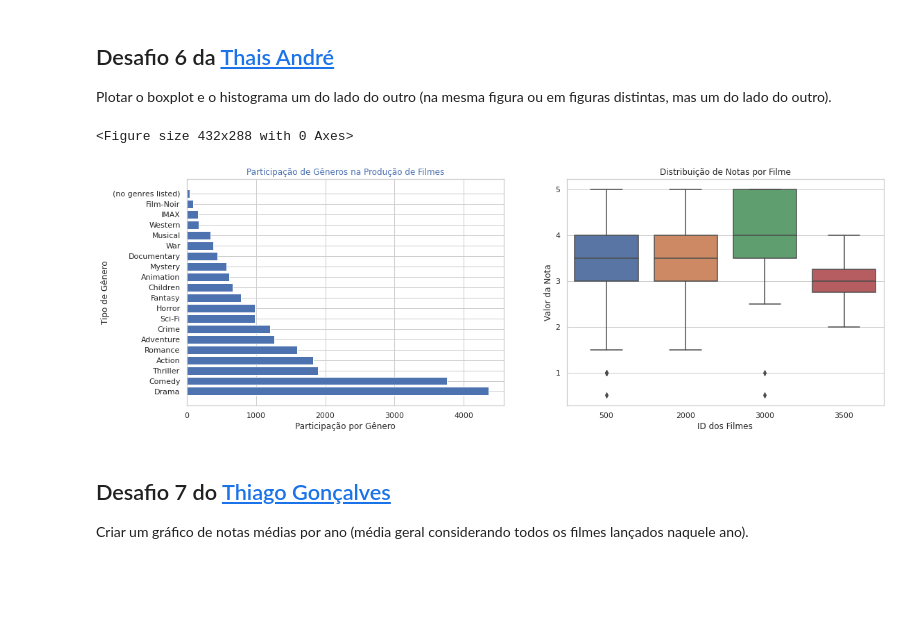
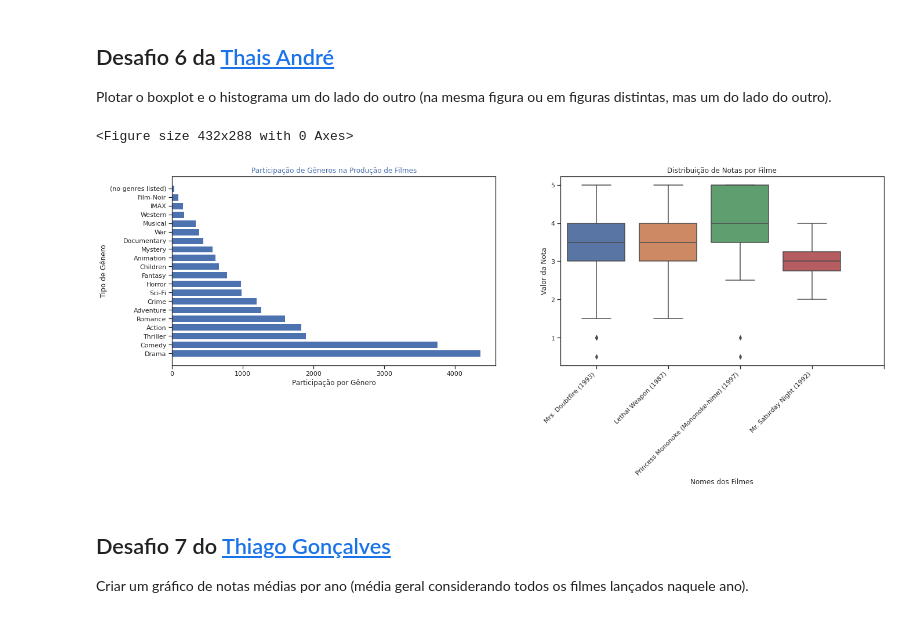
Before and after one commit to itimes-digital/quarentena-dados-alura, a Jupyter notebook: QuarentenaDados_aula02.ipynb, the cells around one changed output. Drawn from its saved outputs; the diff is of its cells as text; code cells hidden in the pictures; blank space fills up the shorter version.

```diff
--- a/QuarentenaDados_aula02.ipynb
+++ b/QuarentenaDados_aula02.ipynb
@@ -940,24 +945,30 @@ Plotar o boxplot e o histograma um do lado do outro (na mesma figura ou em figur
 # %%
 fig = plt.figure(tight_layout=True)
 x1 = filmes["generos"].str.get_dummies('|').sum().sort_values(ascending=False).index
 y1 = filmes["generos"].str.get_dummies('|').sum().sort_values(ascending=False).values
 
-fig, axes = plt.subplots(nrows=1, ncols=2, figsize=(18, 6))
+fig, axes = plt.subplots(nrows=1, ncols=2, figsize=(22, 6))
 axes[0].set_title('Participação de Gêneros na Produção de Filmes'.format('seaborn'), color='C0')
 axes[0].set_ylabel('Tipo de Gênero')
 axes[0].set_xlabel('Participação por Gênero')
 axes[0].barh(x1, y1)
 
 plt.title('Distribuição de Notas por Filme')
 sns.boxplot(data = avaliacoes.query("filmeId in [500,2000,3000,3500]"), x ="filmeId", y="nota").set(
-    xlabel='ID dos Filmes',
+    xlabel='Nomes dos Filmes',
     ylabel='Valor da Nota'
 )
-
+plt.xticks([0, 1, 2, 3, 4],
+           [filmes_com_media_total.query("filmeId in [500]")['titulo'].values[0],
+           filmes_com_media_total.query("filmeId in [2000]")['titulo'].values[0],
+           filmes_com_media_total.query("filmeId in [3000]")['titulo'].values[0],
+           filmes_com_media_total.query("filmeId in [3500]")['titulo'].values[0]],
+           rotation=45,
+           horizontalalignment='right')
 plt.show()
 # %% [output]
 <Figure size 432x288 with 0 Axes>
-[figure, old version]
+[figure, new version]
 # %% [markdown]
 ## Desafio 7 do [Thiago Gonçalves](https://twitter.com/tgcsantos)
 
```
Also changed, not shown: parts of 1 cell of this notebook.
